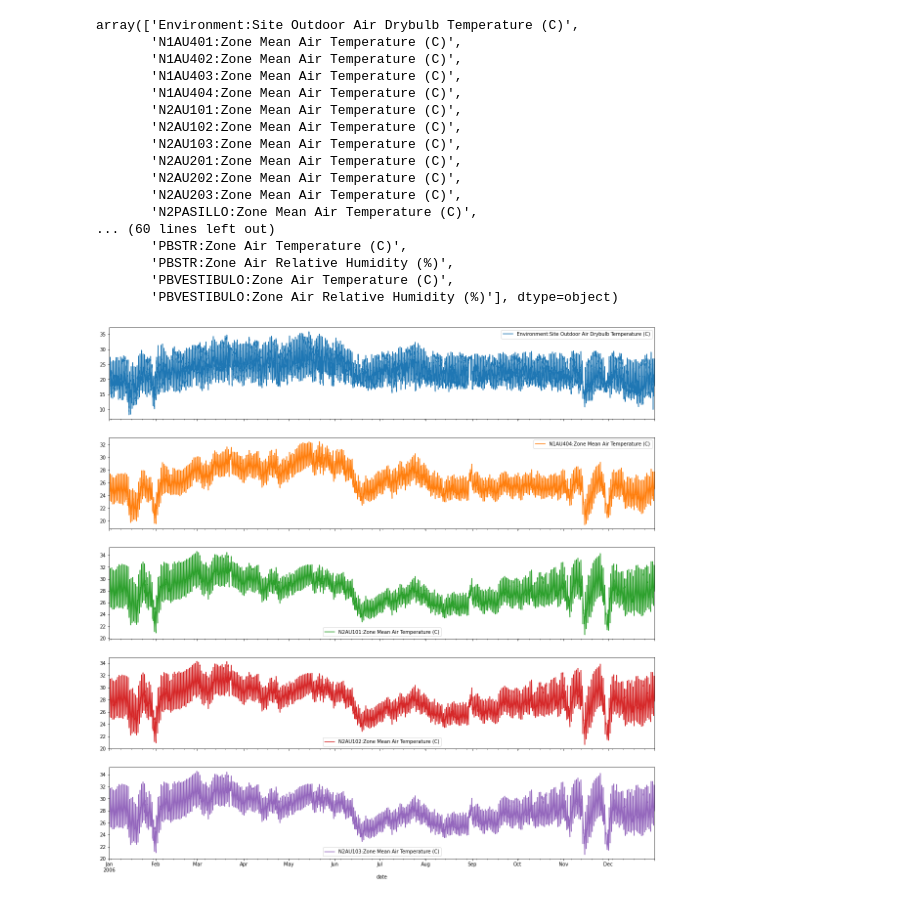
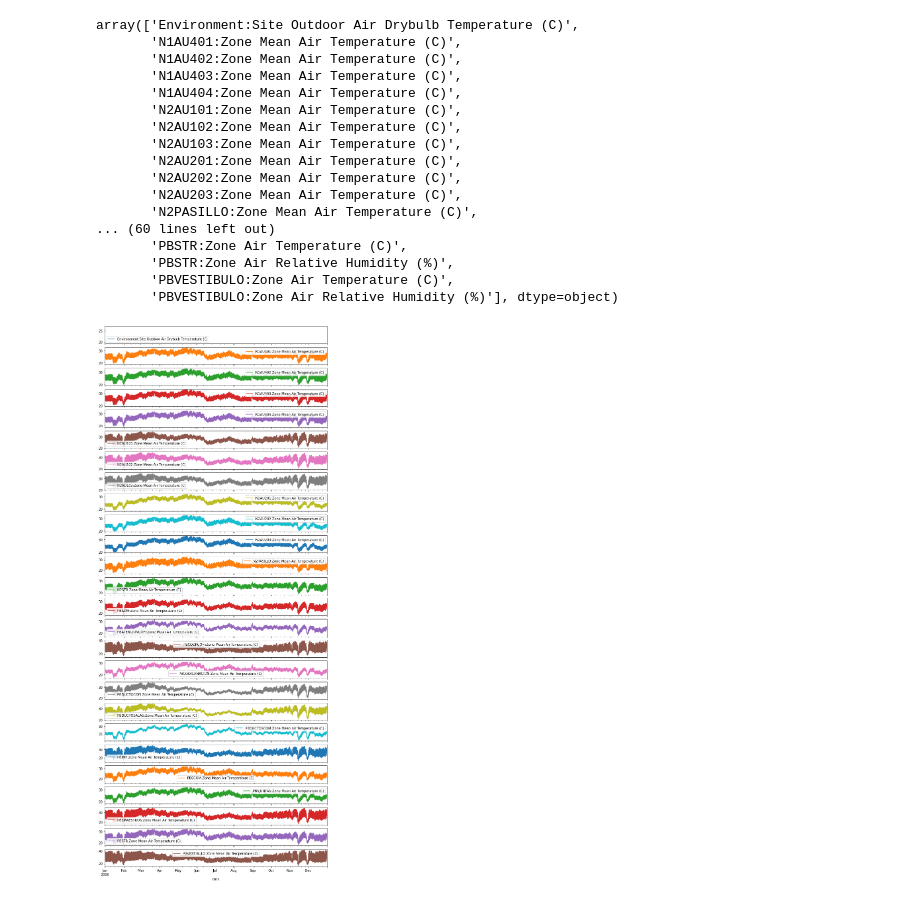
Before and after one commit to AltamarMx/read_epsql, a Jupyter notebook: notebooks/read_sql_class_inTesting.ipynb, the cells around one changed output. Drawn from its saved outputs; the diff is of its cells as text; code cells hidden in the pictures.

```diff
--- a/notebooks/read_sql_class_inTesting.ipynb
+++ b/notebooks/read_sql_class_inTesting.ipynb
@@ -143,4 +223,6 @@ caso1 = df.get_data(variables)
-# %%
-caso1.plot(subplots=True,figsize=(20,20));
-# %% [output]
-[figure, removed]
+# %%
+variables = ['Site Outdoor','Mean Air']
+caso1 = df.get_data(variables)
+caso1.plot(subplots=True,figsize=(12,30));
+# %% [output]
+[figure, added]
```
Also changed, not shown: parts of 11 cells of this notebook.
